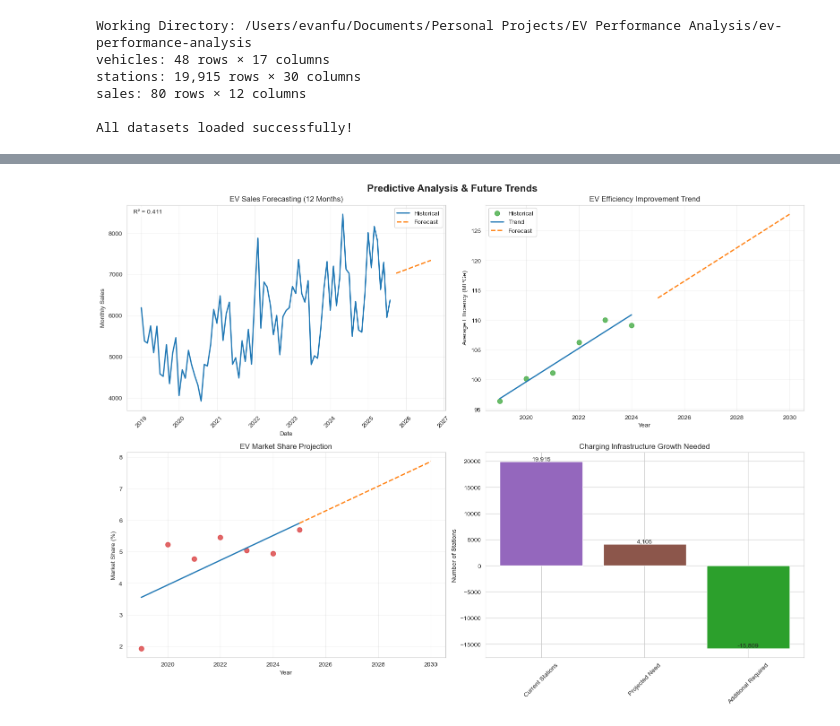
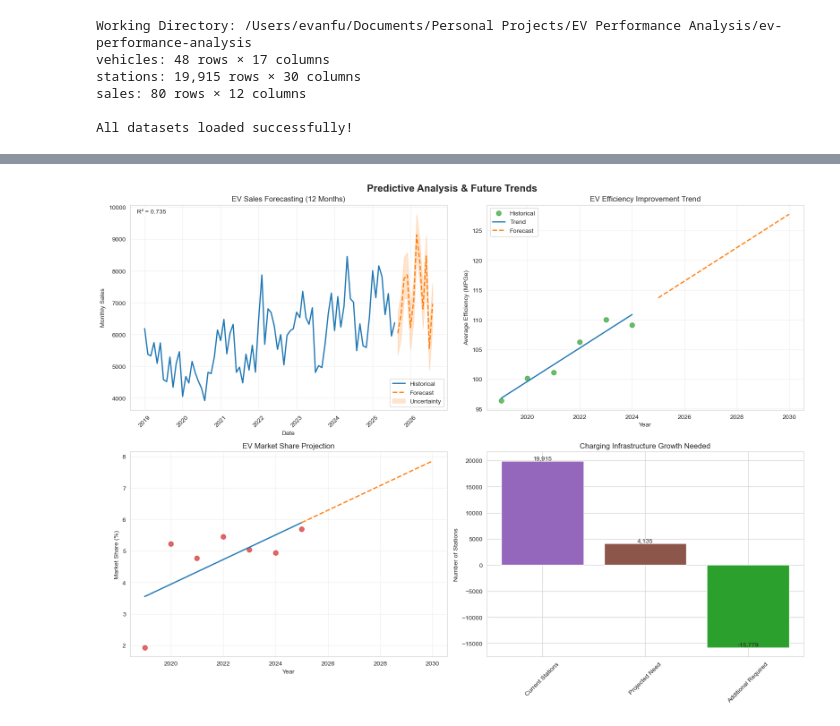
Before and after one commit to evantofu/ev-performance-analysis, a Jupyter notebook: notebooks/02_ev_performance_analysis.ipynb, the cells around one changed output, grey strips where cells are left out. Cells and saved outputs as stored; diff of their text form; code cells hidden in the pictures.

```diff
--- a/notebooks/02_ev_performance_analysis.ipynb
+++ b/notebooks/02_ev_performance_analysis.ipynb
@@ -454,8 +454,17 @@ Peak sales month: 2 | Lowest: 8
 Seasonal variation: 23.1%
 Market share growth: 2.7% → 5.4% (+2.7pp)
 # %%
+import sys
+!{sys.executable} -m pip install prophet
+
 def predictive_analysis():
     """Predictive modeling for EV trends and forecasting"""
+
+    # Add these imports at the beginning of the function
+    from sklearn.linear_model import LinearRegression
+    from sklearn.metrics import r2_score
+    import numpy as np
+    import pandas as pd
 
     print("\nPREDICTIVE ANALYSIS & FORECASTING")
     print("=" * 50)
@@ -464,24 +473,70 @@ def predictive_analysis():
     sales_df_sorted = sales_df.copy()
     sales_df_sorted['date'] = pd.to_datetime(sales_df_sorted['date'])
     sales_df_sorted = sales_df_sorted.sort_values('date')
-    sales_df_sorted['month_number'] = range(len(sales_df_sorted))
 
-    # 1. Sales forecasting using linear regression
-    X = sales_df_sorted['month_number'].values.reshape(-1, 1)
-    y = sales_df_sorted['total_ev_sales'].values
+    # 1. Sales forecasting using Facebook Prophet
+    # Using Prophet for time series forecasting as it better handles
+    # seasonality and trends compared to simple linear regression
+    try:
+        from prophet import Prophet
 
-    model = LinearRegression()
-    model.fit(X, y)
+        # Prophet requires specific column names: 'ds' for date and 'y' for the value
+        prophet_df = sales_df_sorted[['date', 'total_ev_sales']].copy()
+        prophet_df.columns = ['ds', 'y']  # Rename columns for Prophet
 
-    # Generate predictions for next 12 months
-    last_month = sales_df_sorted['month_number'].max()
-    future_months = np.arange(last_month + 1, last_month + 13).reshape(-1, 1)
-    future_predictions = model.predict(future_months)
+        # Create and fit the model
+        prophet_model = Prophet(
+            yearly_seasonality=True,  # Captures yearly repeating patterns
+            weekly_seasonality=False,  # Our data is monthly, so no weekly seasonality
+            daily_seasonality=False
+        )
+        prophet_model.fit(prophet_df)
 
-    # Create future dates (next 12 months after last date)
-    last_date = sales_df_sorted['date'].max()
-    future_dates = pd.date_range(start=last_date + pd.DateOffset(months=1),
-                                 periods=12, freq='M')
+        # Create a future dataframe for 12 months
+        future = prophet_model.make_future_dataframe(periods=12, freq='M')
+        forecast = prophet_model.predict(future)
+
+        # Extract the predictions for the future period
+        future_forecast = forecast[forecast['ds'] > sales_df_sorted['date'].max()]
+        future_predictions = future_forecast['yhat'].values
+        future_dates = future_forecast['ds'].dt.to_pydatetime()  # Get the future dates
+
+        # For plotting the historical fit, get the in-sample predictions
+        train_predictions = forecast['yhat'].iloc[:len(sales_df_sorted)].values
+
+        # Calculate R² score
+        r2 = r2_score(sales_df_sorted['total_ev_sales'], train_predictions)
+
+        # Calculate average monthly growth rate from Prophet forecast
+        # Using the average change over the entire forecast period for a more stable estimate
+        last_actual = sales_df_sorted['total_ev_sales'].iloc[-1]
+        avg_monthly_growth = (future_predictions[-1] - last_actual) / len(future_predictions)
+
+    except ImportError:
+        print("Prophet not available. Falling back to linear regression.")
+        # Fallback to linear regression
+        sales_df_sorted['month_number'] = range(len(sales_df_sorted))
+
+        X = sales_df_sorted['month_number'].values.reshape(-1, 1)
+        y = sales_df_sorted['total_ev_sales'].values
+
+        model = LinearRegression()
+        model.fit(X, y)
+
+        # Generate predictions for next 12 months
+        last_month = sales_df_sorted['month_number'].max()
+        future_months = np.arange(last_month + 1, last_month + 13).reshape(-1, 1)
+        future_predictions = model.predict(future_months)
+        future_dates = pd.date_range(start=sales_df_sorted['date'].max() + pd.DateOffset(months=1),
+                                     periods=12, freq='M')
+
+        # For the fallback case, we don't have confidence intervals
+        future_forecast = None
+
+        # Model performance
+        train_predictions = model.predict(X)
+        r2 = r2_score(y, train_predictions)
+        avg_monthly_growth = model.coef_[0]
 
     # --- Plotting ---
     fig, axes = plt.subplots(2, 2, figsize=(16, 12))
@@ -492,6 +547,14 @@ def predictive_analysis():
                    label='Historical', linewidth=2, color=color_palette[0])
     axes[0,0].plot(future_dates, future_predictions,
                    label='Forecast', linewidth=2, linestyle='--', color=color_palette[1])
+
+    # Add confidence intervals if using Prophet
+    if 'future_forecast' in locals() and future_forecast is not None:
+        axes[0,0].fill_between(future_dates,
+                              future_forecast['yhat_lower'].values,
+                              future_forecast['yhat_upper'].values,
+                              color=color_palette[1], alpha=0.2, label='Uncertainty')
+
     axes[0,0].set_title('EV Sales Forecasting (12 Months)')
     axes[0,0].set_xlabel('Date')
     axes[0,0].set_ylabel('Monthly Sales')
@@ -500,8 +563,6 @@ def predictive_analysis():
     axes[0,0].tick_params(axis='x', rotation=45)
 
     # Model performance
-    train_predictions = model.predict(X)
-    r2 = r2_score(y, train_predictions)
     axes[0,0].text(0.02, 0.98, f'R² = {r2:.3f}', transform=axes[0,0].transAxes,
                    verticalalignment='top', bbox=dict(boxstyle='round', facecolor='white', alpha=0.8))
 
@@ -581,7 +642,7 @@ def predictive_analysis():
     # --- Predictive insights ---
     print("\nPREDICTIVE INSIGHTS:")
     print(f"Next 12 months projected sales: {future_predictions.sum():,.0f} units")
-    print(f"Average monthly growth rate: {model.coef_[0]:.0f} units/month")
+    print(f"Average monthly growth rate: {avg_monthly_growth:.0f} units/month")
     print(f"Projected 2030 efficiency: {eff_model.predict([[2030]])[0]:.0f} MPGe")
 
     if 'market_share_percent' in sales_df.columns:
@@ -604 +682 @@ Saved: outputs/figures/ev_trend_prediction_20250830.png
-[figure, old version]
+[figure, new version]
```
Also changed, not shown: parts of 12 cells of this notebook, 34 other files.
